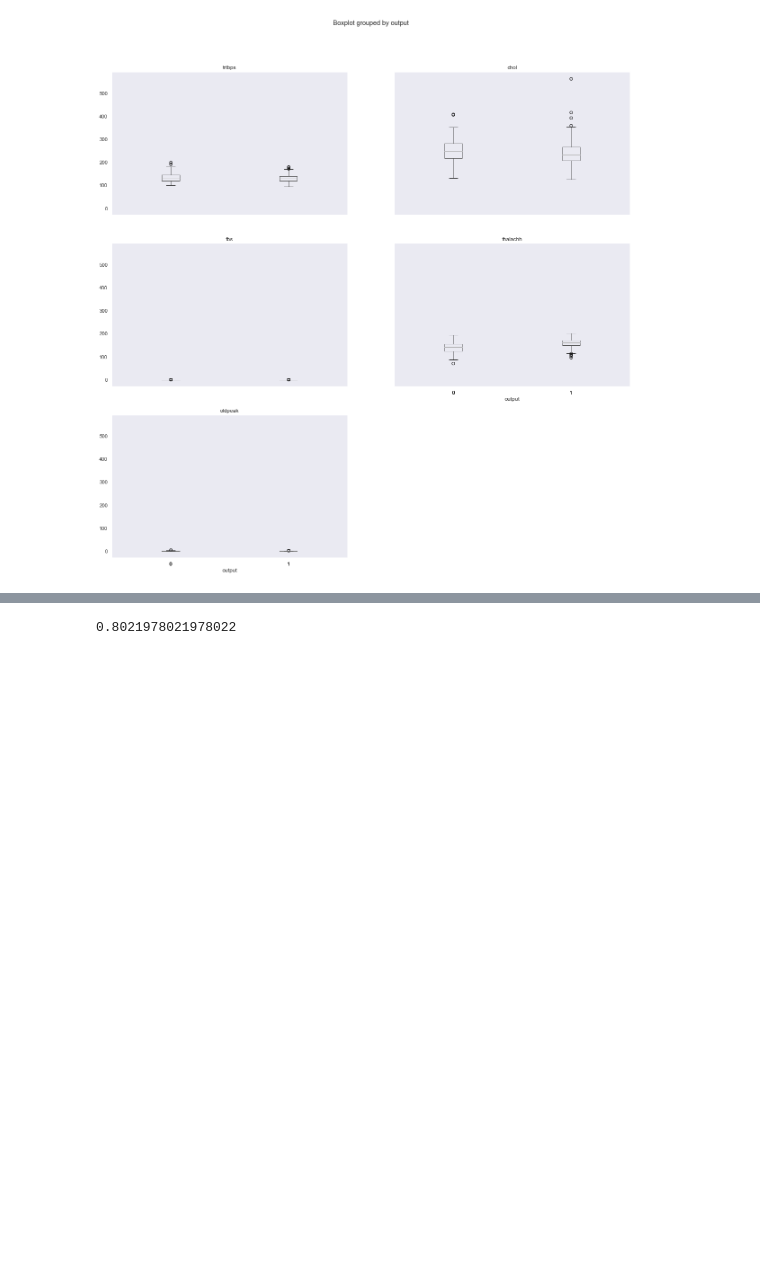
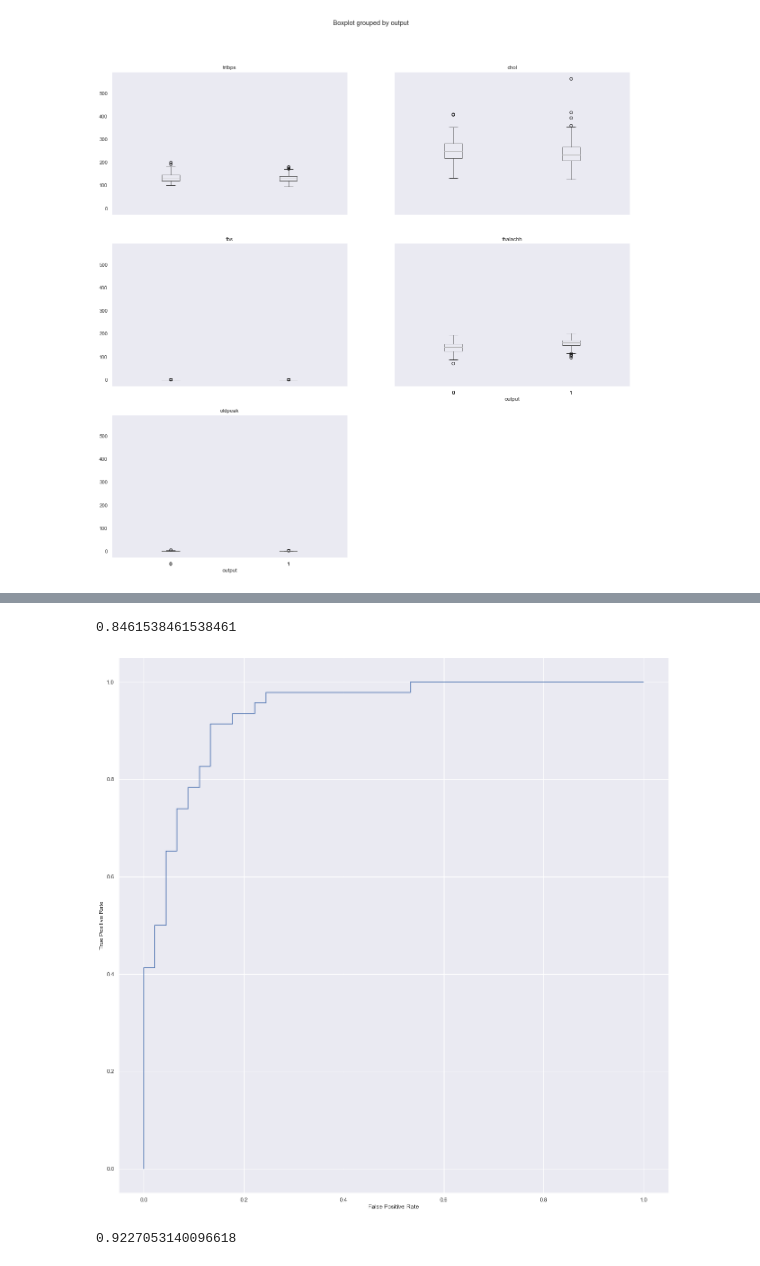
Before and after one commit to meimeishih/SpringboardProject, a Jupyter notebook: Capstone/Capstone 3.ipynb, the cells around one changed output, grey strips where cells are left out. Drawn from its saved outputs; the diff is of its cells as text; code cells hidden in the pictures; blank space fills up the shorter version.

```diff
--- a/Capstone/Capstone 3.ipynb
+++ b/Capstone/Capstone 3.ipynb
@@ -366,10 +371,22 @@ print(gbauc)
 from sklearn import svm
 from sklearn.metrics import accuracy_score
 
-SVC = svm.SVC()
-SVC.fit(X_train, y_train)
+SVC = svm.SVC(probability=True)
+SVC_model=SVC.fit(X_train, y_train)
 
 predicted = SVC.predict(X_test)
 print(accuracy_score(y_test, predicted))
 # %% [output]
-0.8021978021978022
+0.8461538461538461
+# %%
+SVCy_pred_proba = SVC_model.predict_proba(X_test)[::,1]
+fSVCpr,tSVCpr,_=metrics.roc_curve(y_test, y_pred_proba)
+plt.plot(fSVCpr,tSVCpr)
+plt.ylabel('True Positive Rate')
+plt.xlabel('False Positive Rate')
+plt.show()
+SVCauc = metrics.roc_auc_score(y_test, SVCy_pred_proba)
+print(SVCauc)
+# %% [output]
+[figure, added]
+0.9227053140096618
```
Also changed, not shown: parts of 8 cells of this notebook.
